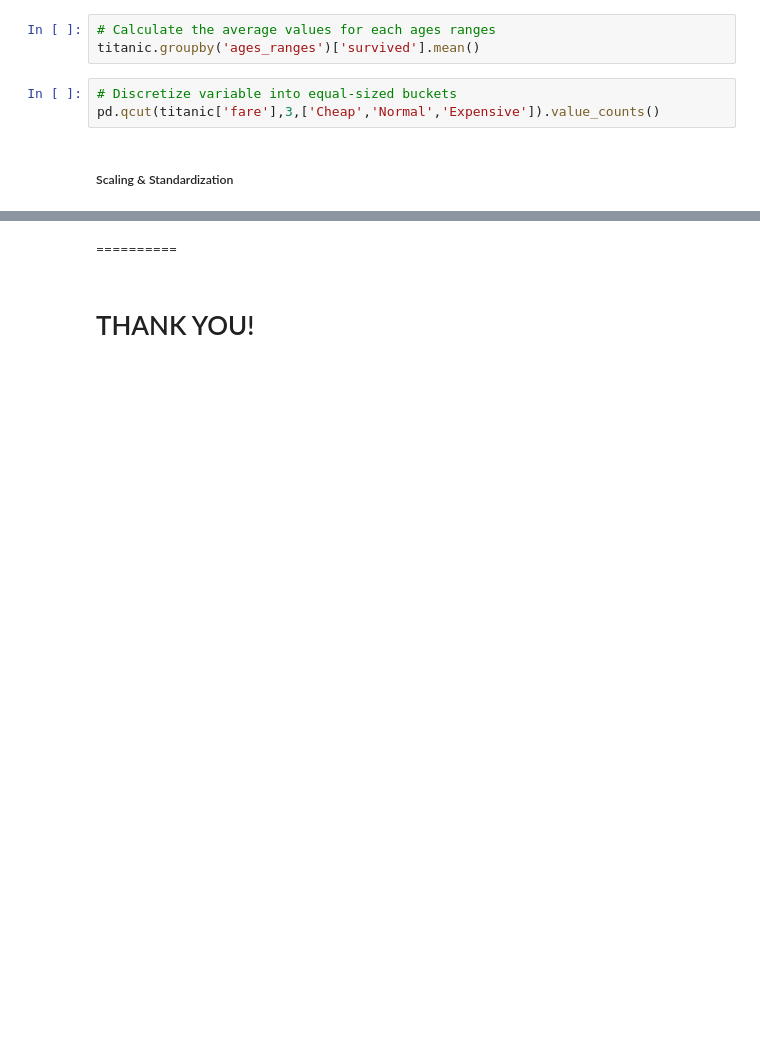
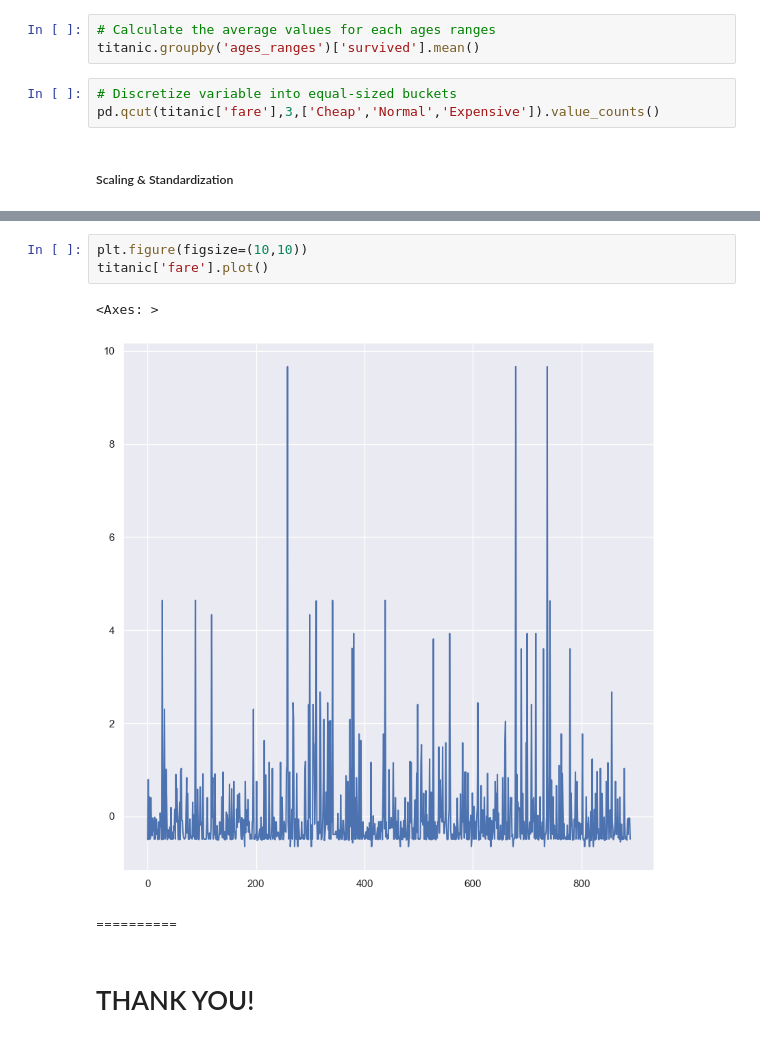
Before and after one commit to Eslamadelelkhouly/AI-projects, a Jupyter notebook: python for data analysis/s07a-data-cleaning-and-preparation.ipynb, the cells around one changed output, grey strips where cells are left out. Drawn from its saved outputs; the diff is of its cells as text; blank space fills up the shorter version.

```diff
--- a/python for data analysis/s07a-data-cleaning-and-preparation.ipynb
+++ b/python for data analysis/s07a-data-cleaning-and-preparation.ipynb
@@ -1009,3 +1090,9 @@ titanic.describe().round(2)
+# %%
+plt.figure(figsize=(10,10))
+titanic['fare'].plot()
+# %% [output]
+<Axes: >
+[figure, added]
 # %% [markdown]
 ==========
 # %% [markdown]
```
Also changed, not shown: parts of 11 cells of this notebook, 1 other file.
